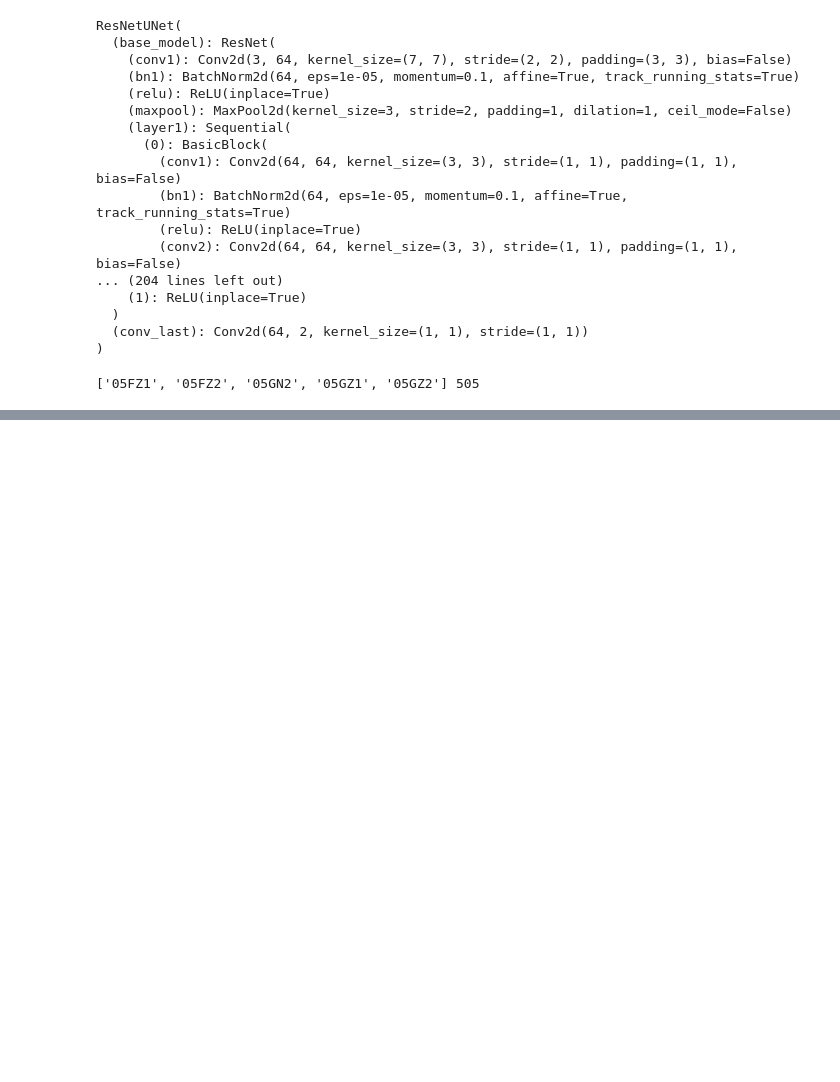
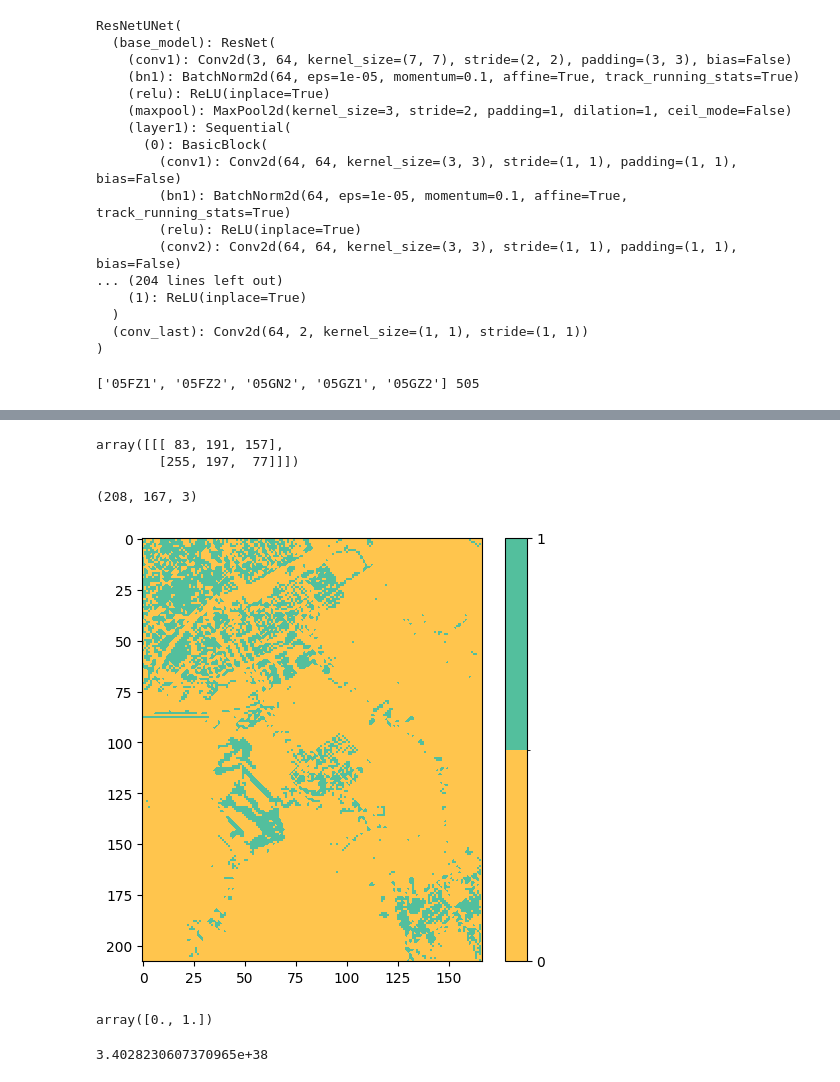
Before and after one commit to AkiGoat/DSM2DTM-UNet, a Jupyter notebook: allTest.ipynb, the cells around one changed output, grey strips where cells are left out. Drawn from its saved outputs; the diff is of its cells as text; code cells hidden in the pictures; blank space fills up the shorter version.

```diff
--- a/allTest.ipynb
+++ b/allTest.ipynb
@@ -98,0 +191,5 @@ tmp_path = 'data/tmp/'
+# %%
+ground_truth_slices = []
+for nn in trange(len(dsm_slices)):
+    ground_truth_slices.append(
+        dataFunctions.generateGroundTruth(dsm_slices[nn], dtm_slices[nn]))
@@ -98,0 +263,4 @@ tmp_path = 'data/tmp/'
+# %%
+gt = []
+for mask in ground_truth_slices:
+    gt.append(mask[1])
@@ -98,0 +290,35 @@ tmp_path = 'data/tmp/'
+# %%
+colors = np.asarray([(83, 191, 157), (255, 197, 77)])
+colors[1<2]
+# %% [output]
+array([[[ 83, 191, 157],
+        [255, 197,  77]]])
+# %%
+gt_w = mergeImg(gt, dsm_dict, mask=True)
+gt_c = colorMask(mergeImg(gt, dsm_dict))
+gt_c.shape
+# %% [output]
+(208, 167, 3)
+# %%
+from matplotlib import colors
+plt.figure(figsize=(6, 5.5))
+color = [[255, 197, 77], [83, 191, 157]]
+color = np.array(color)/255
+cmap = colors.ListedColormap(color)
+norm = colors.BoundaryNorm([0, 0.5, 1], 2, clip=True)
+im = plt.imshow(gt_w, cmap=cmap, norm=norm)
+# im = plt.imshow(gt_c)
+plt.colorbar(im, ticks=np.linspace(0, 1, 2))
+# plt.legend()
+# fig.set_figure(im)
+plt.show()
+# %% [output]
+[figure, added]
+# %%
+np.linspace(0, 1, 2)
+# %% [output]
+array([0., 1.])
+# %%
+rd.LoadGDAL(dsm30f).no_data
+# %% [output]
+3.4028230607370965e+38
```
Also changed, not shown: parts of 32 cells of this notebook, 2 other files.
